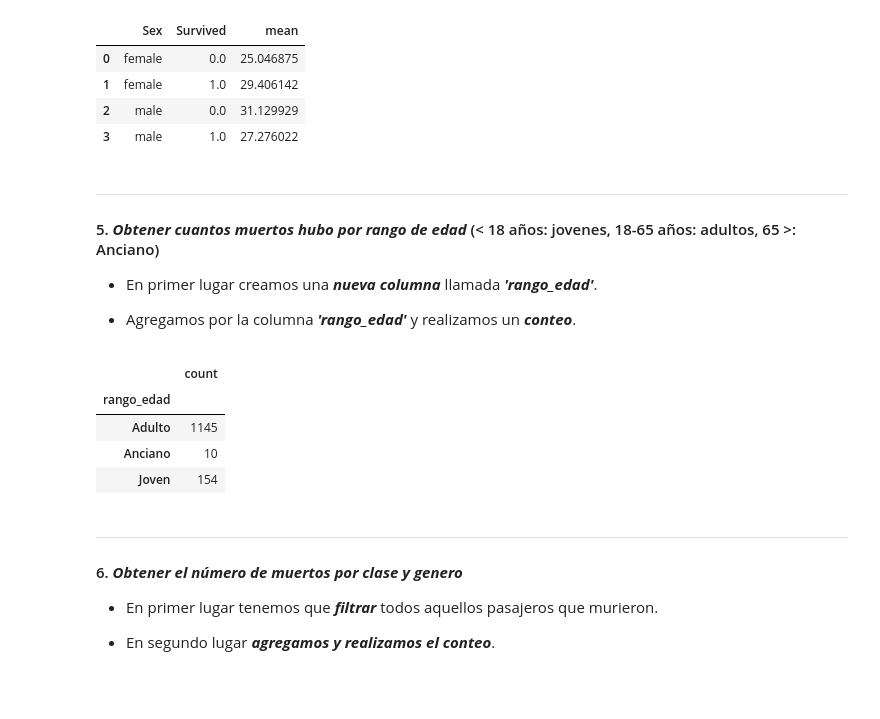
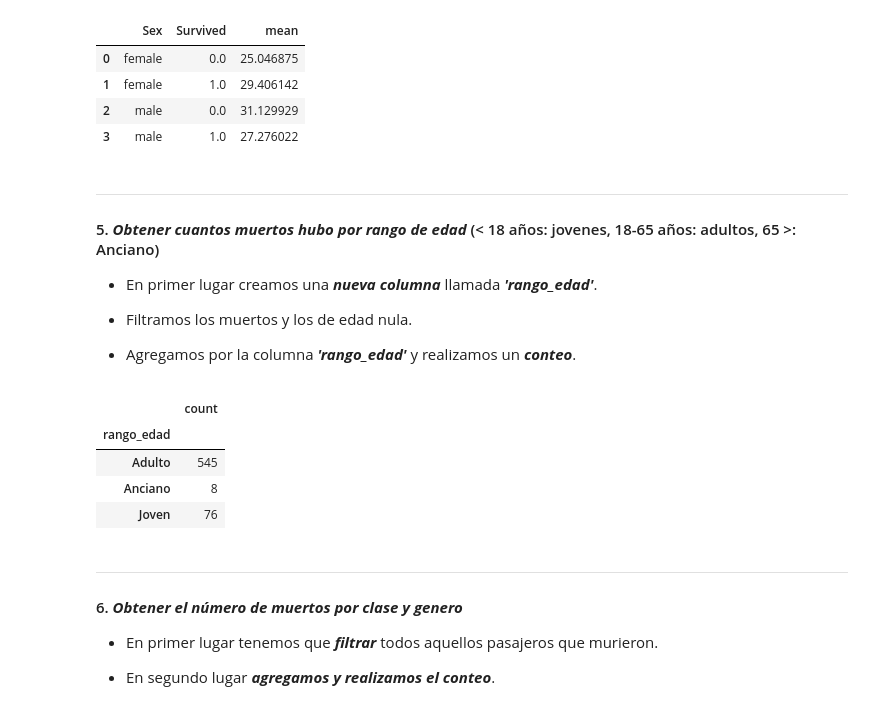
Before and after one commit to RicardoMoya/Data_Science_Introduction_With_Python, a Jupyter notebook: Ejercicios_Resueltos/08_Ejercicio1_EDA_Titanic_RESUELTO.ipynb, the cells around one changed output. Cells and saved outputs as stored; diff of their text form; code cells hidden in the pictures.

```diff
--- a/Ejercicios_Resueltos/08_Ejercicio1_EDA_Titanic_RESUELTO.ipynb
+++ b/Ejercicios_Resueltos/08_Ejercicio1_EDA_Titanic_RESUELTO.ipynb
@@ -71,7 +71,10 @@ df.sample(5)
 
 #### 1. ***Crear una nueva columna en el DataFrame (df) llamada puerto, que contenga en Nombre del puerto*** (No el identificador del puerto)
 # %%
-df['puerto'] = df['Embarked'].apply(lambda x: 'Cherbourg' if x== 'C' else ('Southampton' if x=='S' else 'Queenstown'))
+df['puerto'] = (df['Embarked']
+                .apply(lambda x: 'Cherbourg' if x== 'C'
+                       else ('Southampton' if x=='S'
+                             else 'Queenstown')))
 df.sample(5)
 # %% [output]
 |  | PassengerId | Pclass | Name | Sex | Age | SibSp | Parch | Ticket | Fare | Cabin | ... |
@@ -126,19 +138,29 @@ df.groupby(['Sex', 'Survived'])['Age'].agg(['mean']).reset_index()
 * En primer lugar creamos una ***nueva columna*** llamada ***'rango_edad'***.
 
 
+* Filtramos los muertos y los de edad nula.
+
+
 * Agregamos por la columna ***'rango_edad'*** y realizamos un ***conteo***.
 # %%
 # Nueva Columna
-df['rango_edad'] = df['Age'].apply(lambda x: 'Joven' if x < 18 else ('Anciano' if x > 65 else 'Adulto'))
+df['rango_edad'] = (df['Age']
+                    .apply(lambda x: 'Joven' if x < 18
+                           else ('Anciano' if x > 65
+                                 else ('Adulto' if x >= 18 and x <=65 else 'NULO'))))
 
-# Agregacion
-df.groupby(['rango_edad'])['rango_edad'].agg(['count'])
+
+
+# Filtramos y Agregacion
+(df[(df['Survived'] == 0) & (df['rango_edad'] != 'NULO')]
+ .groupby(['rango_edad'])['rango_edad']
+ .agg(['count']))
 # %% [output]
 |  | count |
 | rango_edad |  |
-| Adulto | 1145 |
-| Anciano | 10 |
-| Joven | 154 |
+| Adulto | 545 |
+| Anciano | 8 |
+| Joven | 76 |
 # %% [markdown]
 <hr>
 
```
Also changed, not shown: parts of 7 cells of this notebook, 1 other file.
